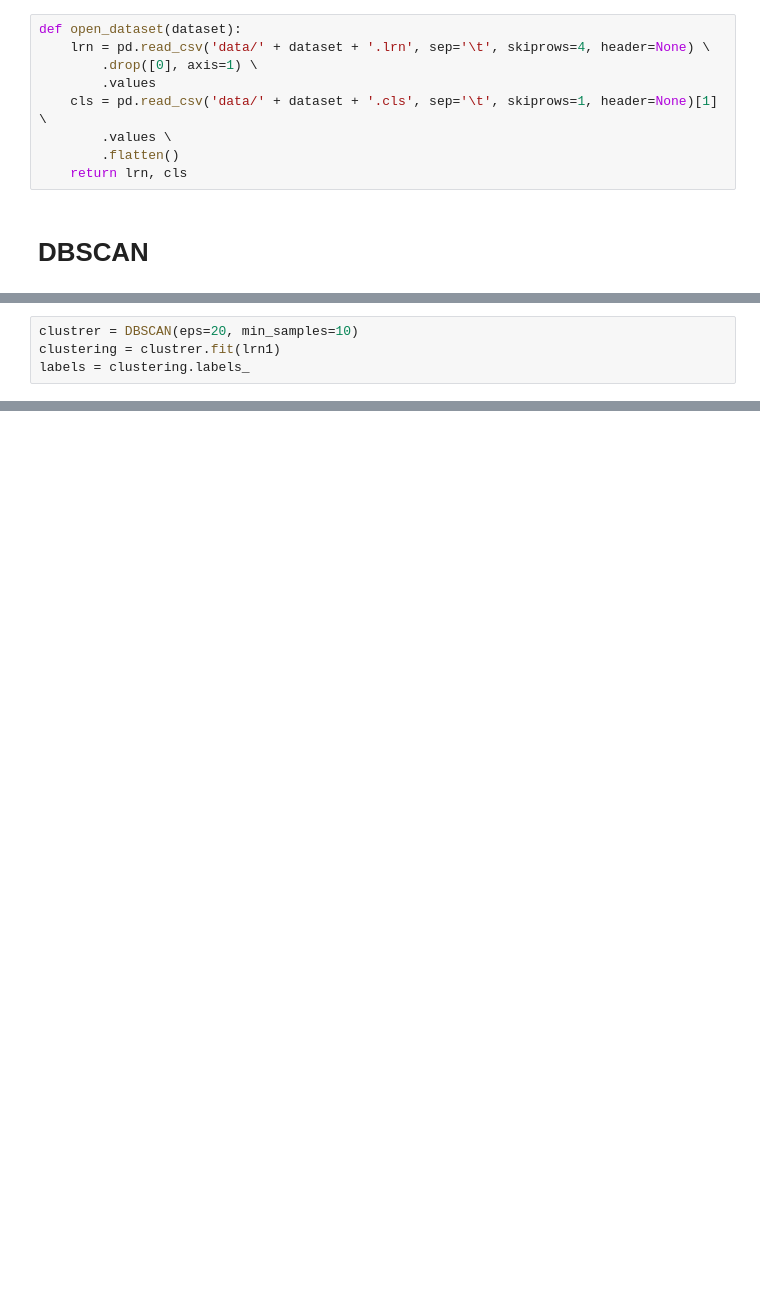
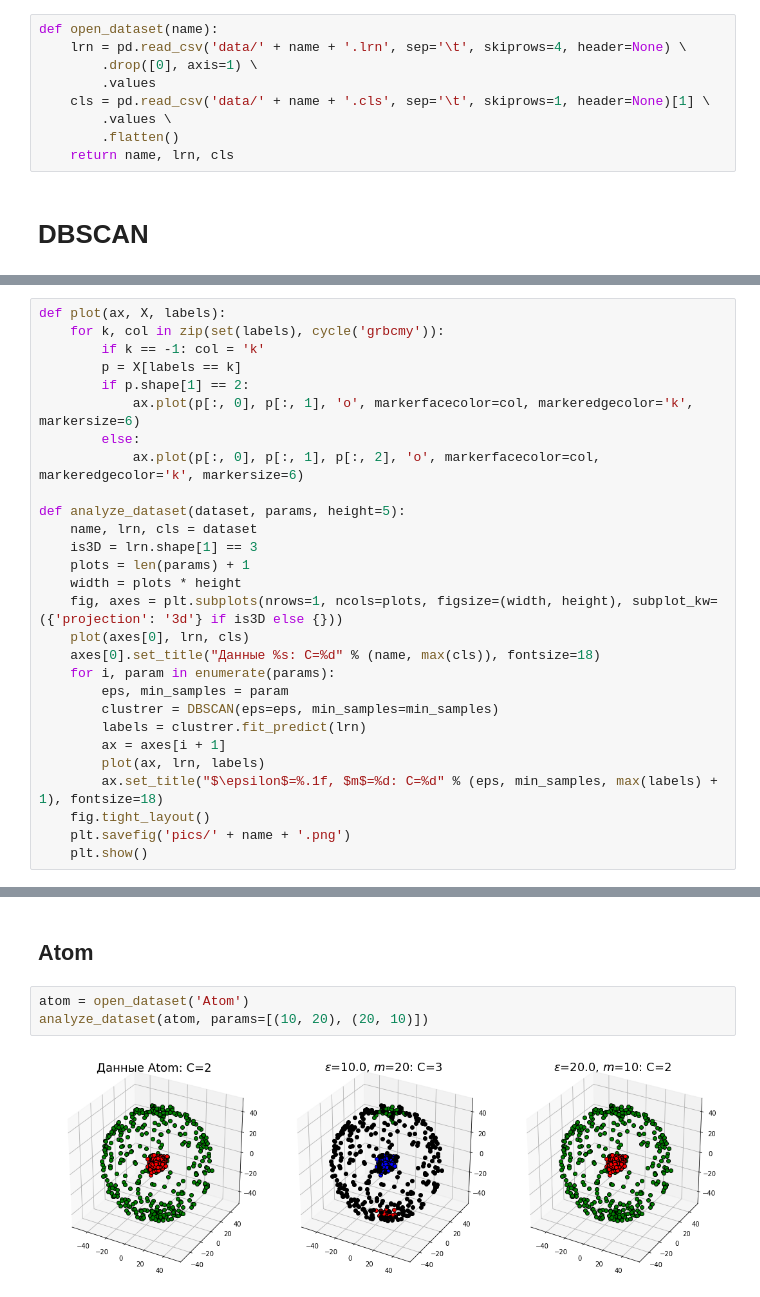
Before and after one commit to vaddya/intelligent-systems, a Jupyter notebook: lab8/lab8.ipynb, the cells around one changed output, grey strips where cells are left out. Saved outputs shown, nothing was run; the diff lists cells and outputs as text; blank space fills up the shorter version.

```diff
--- a/lab8/lab8.ipynb
+++ b/lab8/lab8.ipynb
@@ -23,14 +25,14 @@ from sklearn.cluster import DBSCAN as skDBSCAN
 # %%
 datasets = ['Atom', 'Chainlink', 'EngyTime', 'GolfBall', 'Hepta', 'Lsun', 'Target', 'Tetra', 'TwoDiamonds', 'WingNut']
 # %%
-def open_dataset(dataset):
-    lrn = pd.read_csv('data/' + dataset + '.lrn', sep='\t', skiprows=4, header=None) \
+def open_dataset(name):
+    lrn = pd.read_csv('data/' + name + '.lrn', sep='\t', skiprows=4, header=None) \
         .drop([0], axis=1) \
         .values
-    cls = pd.read_csv('data/' + dataset + '.cls', sep='\t', skiprows=1, header=None)[1] \
+    cls = pd.read_csv('data/' + name + '.cls', sep='\t', skiprows=1, header=None)[1] \
         .values \
         .flatten()
-    return lrn, cls
+    return name, lrn, cls
 # %% [markdown]
 # DBSCAN
 # %%
@@ -113,4 +93,0 @@ lrn1.shape, cls1.shape
-# %%
-clustrer = DBSCAN(eps=20, min_samples=10)
-clustering = clustrer.fit(lrn1)
-labels = clustering.labels_
@@ -120,0 +96,28 @@ plot3D(lrn1, labels)
+# %%
+def plot(ax, X, labels):
+    for k, col in zip(set(labels), cycle('grbcmy')):
+        if k == -1: col = 'k'
+        p = X[labels == k]
+        if p.shape[1] == 2:
+            ax.plot(p[:, 0], p[:, 1], 'o', markerfacecolor=col, markeredgecolor='k', markersize=6)
+        else:
+            ax.plot(p[:, 0], p[:, 1], p[:, 2], 'o', markerfacecolor=col, markeredgecolor='k', markersize=6)
+
+def analyze_dataset(dataset, params, height=5):
+    name, lrn, cls = dataset
+    is3D = lrn.shape[1] == 3
+    plots = len(params) + 1
+    width = plots * height
+    fig, axes = plt.subplots(nrows=1, ncols=plots, figsize=(width, height), subplot_kw=({'projection': '3d'} if is3D else {}))
+    plot(axes[0], lrn, cls)
+    axes[0].set_title("Данные %s: C=%d" % (name, max(cls)), fontsize=18)
+    for i, param in enumerate(params):
+        eps, min_samples = param
+        clustrer = DBSCAN(eps=eps, min_samples=min_samples)
+        labels = clustrer.fit_predict(lrn)
+        ax = axes[i + 1]
+        plot(ax, lrn, labels)
+        ax.set_title("$\epsilon$=%.1f, $m$=%d: C=%d" % (eps, min_samples, max(labels) + 1), fontsize=18)
+    fig.tight_layout()
+    plt.savefig('pics/' + name + '.png')
+    plt.show()
@@ -120,0 +126,7 @@ plot3D(lrn1, labels)
+# %% [markdown]
+## Atom
+# %%
+atom = open_dataset('Atom')
+analyze_dataset(atom, params=[(10, 20), (20, 10)])
+# %% [output]
+[figure, added]
```
Also changed, not shown: parts of 26 cells of this notebook, 14 other files.
